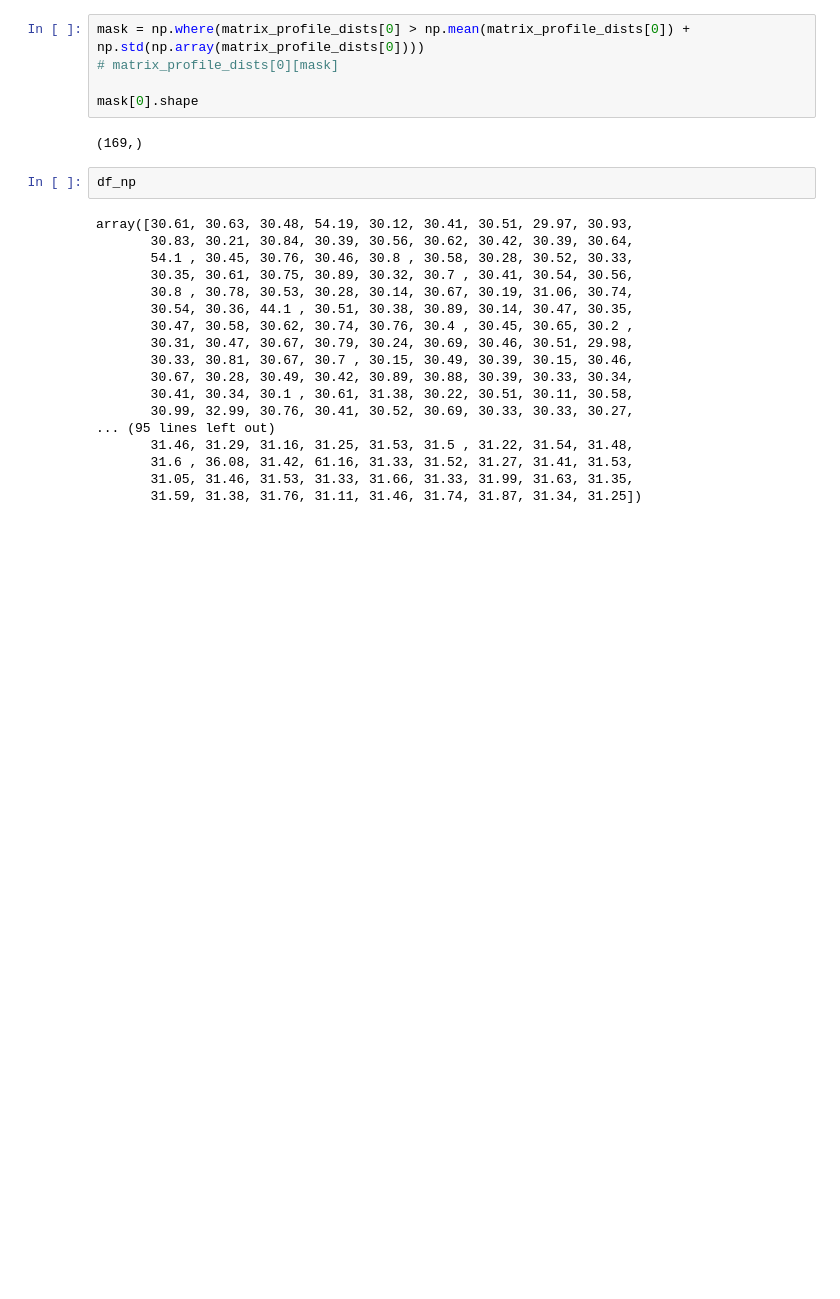
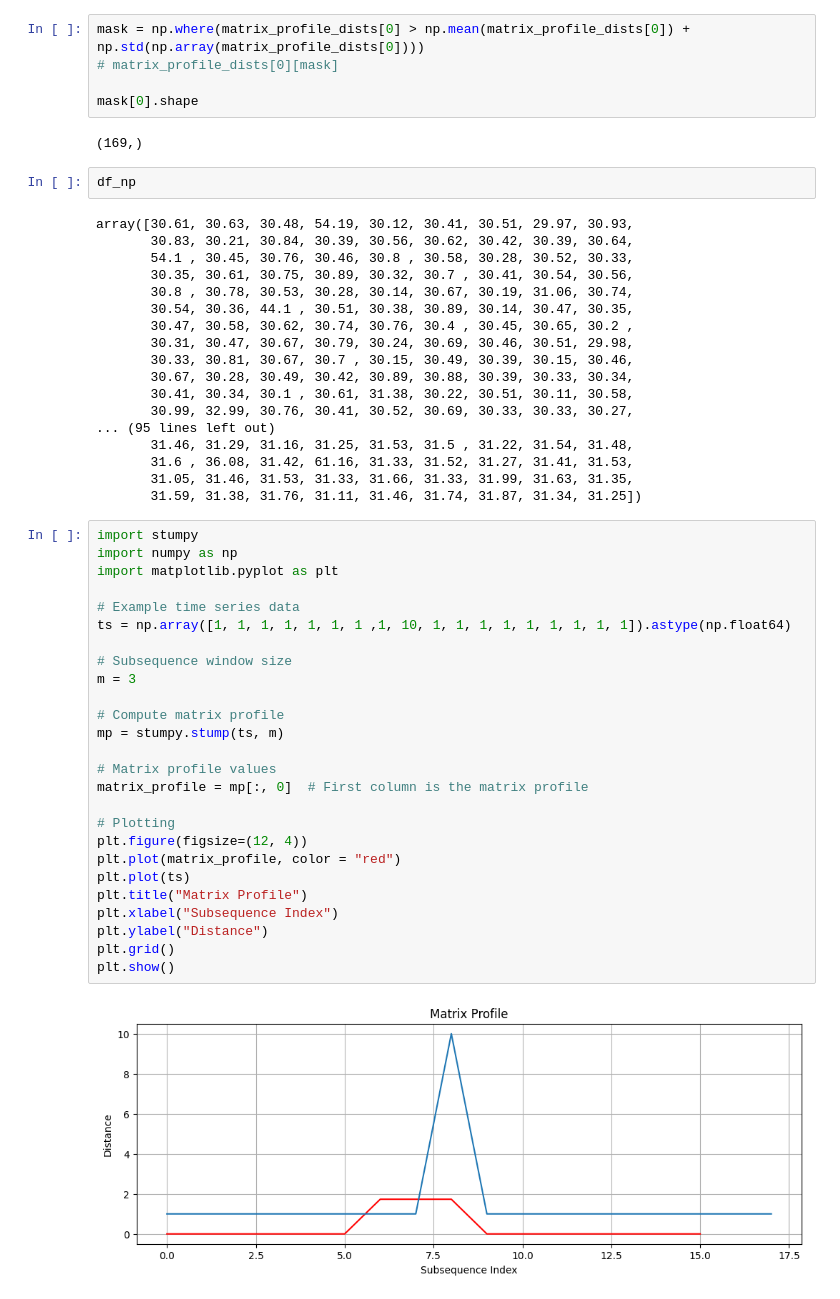
Before and after one commit to shahdivyank/turion-space, a Jupyter notebook: matrix_profile/mp.ipynb, the cells around one changed output. Cells and saved outputs as stored; diff of their text form; blank space fills up the shorter version.

```diff
--- a/matrix_profile/mp.ipynb
+++ b/matrix_profile/mp.ipynb
@@ -130,3 +131,31 @@ array([30.61, 30.63, 30.48, 54.19, 30.12, 30.41, 30.51, 29.97, 30.93,
        31.6 , 36.08, 31.42, 61.16, 31.33, 31.52, 31.27, 31.41, 31.53,
        31.05, 31.46, 31.53, 31.33, 31.66, 31.33, 31.99, 31.63, 31.35,
        31.59, 31.38, 31.76, 31.11, 31.46, 31.74, 31.87, 31.34, 31.25])
+# %%
+import stumpy
+import numpy as np
+import matplotlib.pyplot as plt
+
+# Example time series data
+ts = np.array([1, 1, 1, 1, 1, 1, 1 ,1, 10, 1, 1, 1, 1, 1, 1, 1, 1, 1]).astype(np.float64)
+
+# Subsequence window size
+m = 3
+
+# Compute matrix profile
+mp = stumpy.stump(ts, m)
+
+# Matrix profile values
+matrix_profile = mp[:, 0]  # First column is the matrix profile
+
+# Plotting
+plt.figure(figsize=(12, 4))
+plt.plot(matrix_profile, color = "red")
+plt.plot(ts)
+plt.title("Matrix Profile")
+plt.xlabel("Subsequence Index")
+plt.ylabel("Distance")
+plt.grid()
+plt.show()
+# %% [output]
+[figure, added]
```
Also changed, not shown: parts of 10 cells of this notebook.
